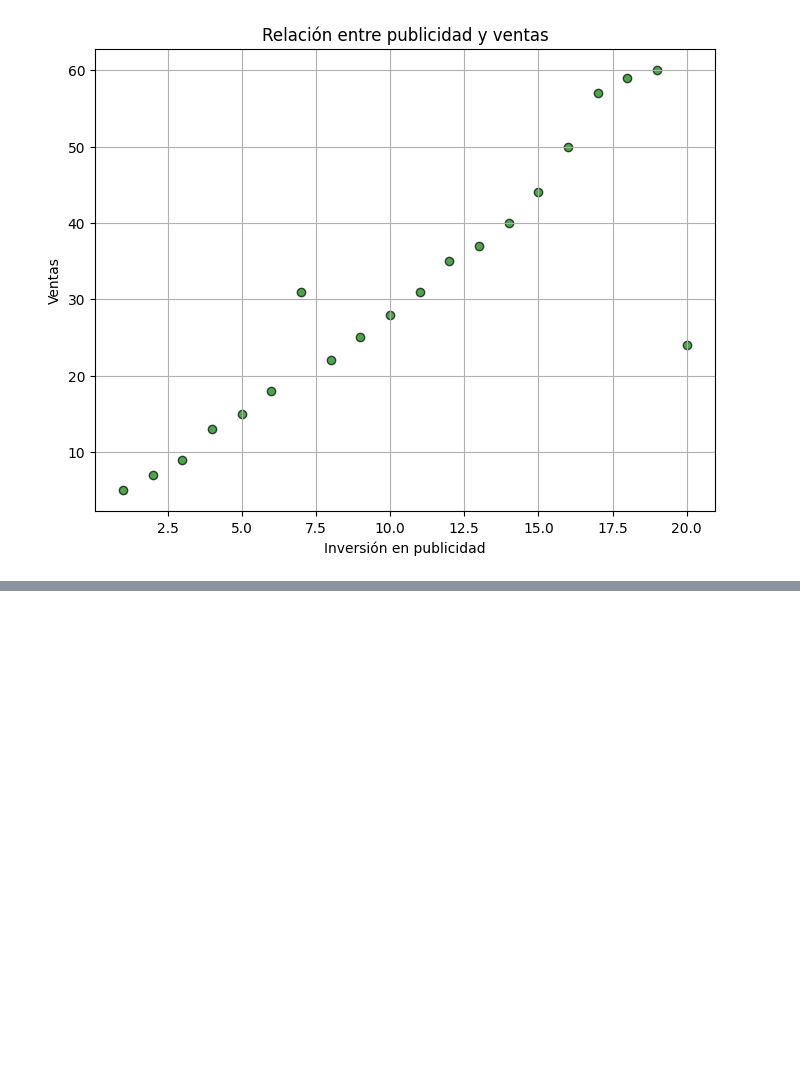
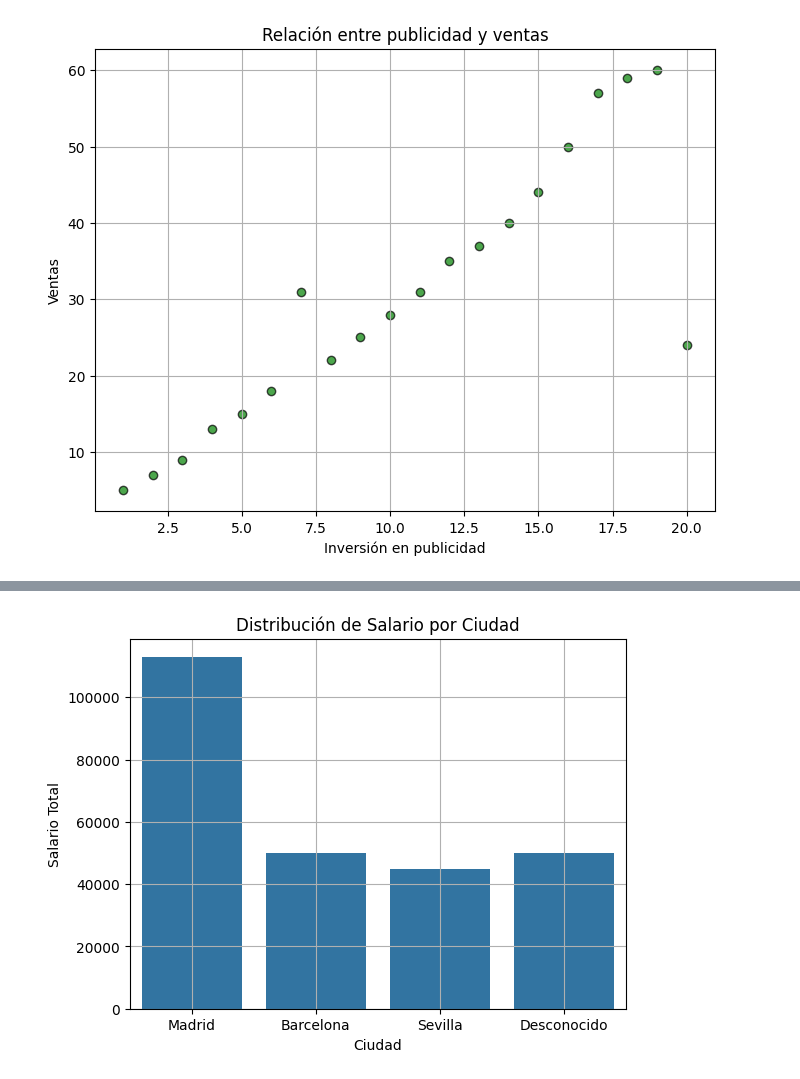
Before and after one commit to RobinsonGo09/analisis, a Jupyter notebook: Graficas.ipynb, the cells around one changed output, grey strips where cells are left out. Saved outputs shown, nothing was run; the diff lists cells and outputs as text; code cells hidden in the pictures; blank space fills up the shorter version.

```diff
--- a/Graficas.ipynb
+++ b/Graficas.ipynb
@@ -126,0 +197,2 @@ plt.show()
+# %%
+df=df.dropna(subset=["Nombre"])
@@ -126,0 +210,2 @@ plt.show()
+# %%
+df=df.drop_duplicates()
@@ -126,0 +222,3 @@ plt.show()
+# %%
+df["Ciudad"]=df["Ciudad"].str.capitalize()
+print(df)
@@ -126,0 +233,3 @@ plt.show()
+# %%
+df["Salario"]=df["Salario"].fillna(df["Salario"].mean())
+print(df)
@@ -126,0 +244,10 @@ plt.show()
+# %%
+plt.Figure(figsize=(10,6))
+sns.barplot(x="Ciudad", y="Salario", data=df, estimator=sum, errorbar=None)
+plt.title("Distribución de Salario por Ciudad")
+plt.xlabel("Ciudad")
+plt.ylabel("Salario Total")
+plt.grid(True)
+plt.show()
+# %% [output]
+[figure, added]
```
Also changed, not shown: parts of 10 cells of this notebook.
